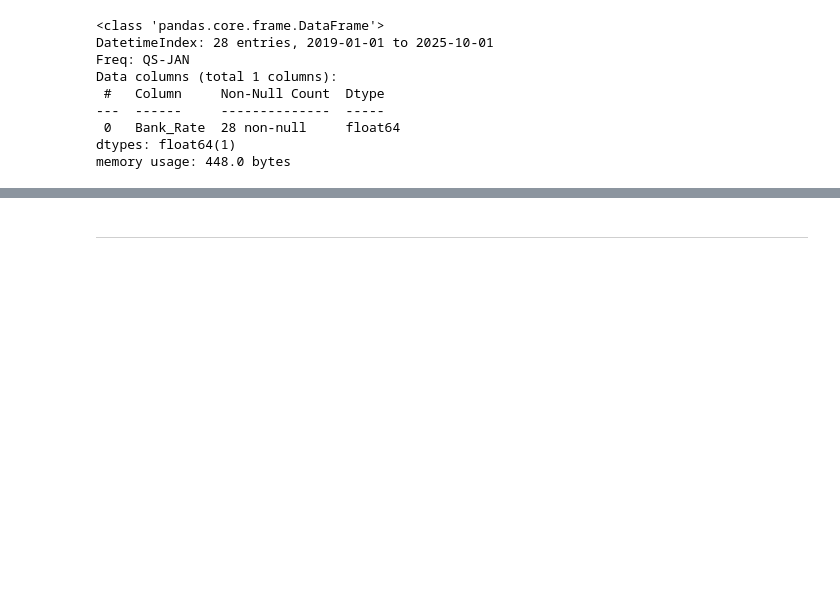
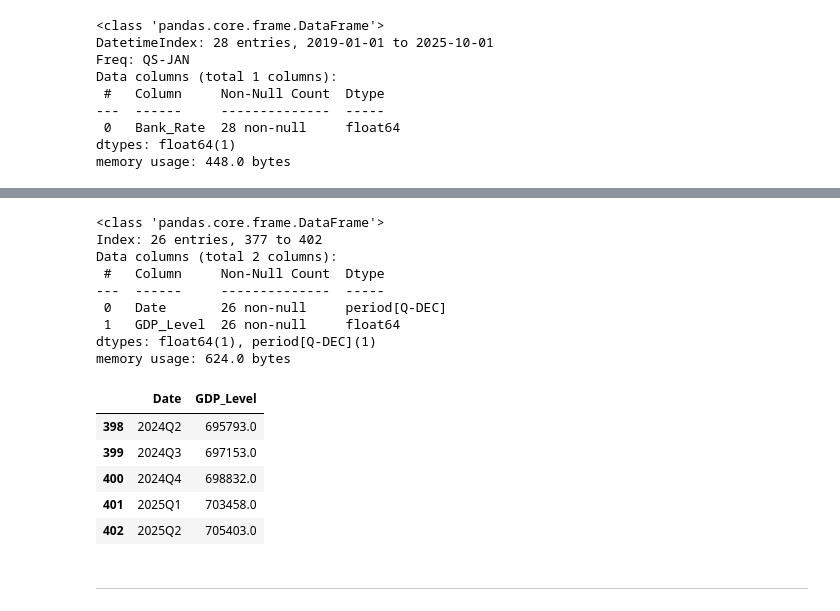
Before and after one commit to funmiafola/UK_MonetaryPolicy_2019, a Jupyter notebook: jupyter_notebooks/ETL.ipynb, the cells around one changed output, grey strips where cells are left out. Drawn from its saved outputs; the diff is of its cells as text; code cells hidden in the pictures; blank space fills up the shorter version.

```diff
--- a/jupyter_notebooks/ETL.ipynb
+++ b/jupyter_notebooks/ETL.ipynb
@@ -295,0 +403,9 @@ boe_rate_cleaned = boe_rate_filtered.to_csv('boe_rate_cleaned.csv', index=True)
+# %%
+gdp.columns = (
+    gdp.columns
+      .astype(str)
+      .str.encode('latin1', errors='ignore').str.decode('utf-8', errors='ignore')
+      .str.replace(r'\s+', ' ', regex=True)
+      .str.replace('\\', '', regex=False)
+      .str.strip()
+)
@@ -295,0 +437,7 @@ boe_rate_cleaned = boe_rate_filtered.to_csv('boe_rate_cleaned.csv', index=True)
+# %%
+ # SLICING: I need to create a new dataframe with only the relevant columns
+
+gdp_clean = gdp[['Date', 'Gross Domestic Product']].copy()
+
+# Rename columns for clarity
+gdp_clean = gdp_clean.rename(columns={'Gross Domestic Product': 'GDP_Level'})
@@ -295,0 +457,32 @@ boe_rate_cleaned = boe_rate_filtered.to_csv('boe_rate_cleaned.csv', index=True)
+# %%
+gdp_clean = gdp_clean[gdp_clean['Date'].astype(str).str.contains(r'\d{4}\sQ\d', na=False)].copy()
+
+gdp_clean['GDP_Level'] = pd.to_numeric(gdp_clean['GDP_Level'], errors='coerce') # Convert GDP_Level to numeric, coercing errors to NaN
+
+# converting the date from the format of 1968 Q4 standard to 1968-12-31 standard
+gdp_clean['Date'] = (gdp_clean['Date'].astype(str).str.replace('Q1', '03-31').str.replace('Q2', '06-30').str.replace('Q3', '09-30').str.replace('Q4', '12-31'))
+
+gdp_clean['Date'] = pd.to_datetime(gdp_clean['Date'].astype(str)).dt.to_period('Q')
+# %%
+# filtering for the period 2019 Q1 to 2025 Q4
+gdp_clean = gdp_clean[(gdp_clean['Date'] >= '2019Q1') & (gdp_clean['Date'] <= '2025Q4')].copy()
+# %%
+gdp_clean.info()
+gdp_clean.head()
+gdp_clean.tail()
+# %% [output]
+<class 'pandas.core.frame.DataFrame'>
+Index: 26 entries, 377 to 402
+Data columns (total 2 columns):
+ #   Column     Non-Null Count  Dtype
+---  ------     --------------  -----
+ 0   Date       26 non-null     period[Q-DEC]
+ 1   GDP_Level  26 non-null     float64
+dtypes: float64(1), period[Q-DEC](1)
+memory usage: 624.0 bytes
+|  | Date | GDP_Level |
+| 398 | 2024Q2 | 695793.0 |
+| 399 | 2024Q3 | 697153.0 |
+| 400 | 2024Q4 | 698832.0 |
+| 401 | 2025Q1 | 703458.0 |
+| 402 | 2025Q2 | 705403.0 |
```
Also changed, not shown: parts of 18 cells of this notebook, 5 other files.
